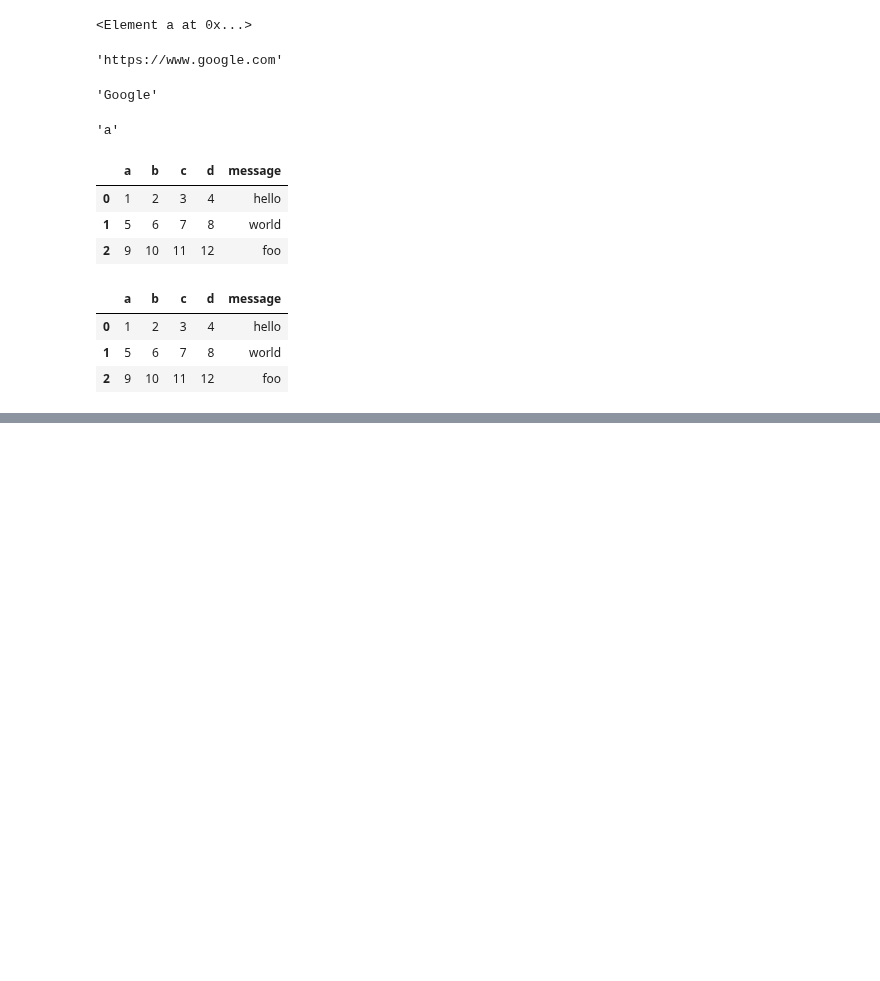
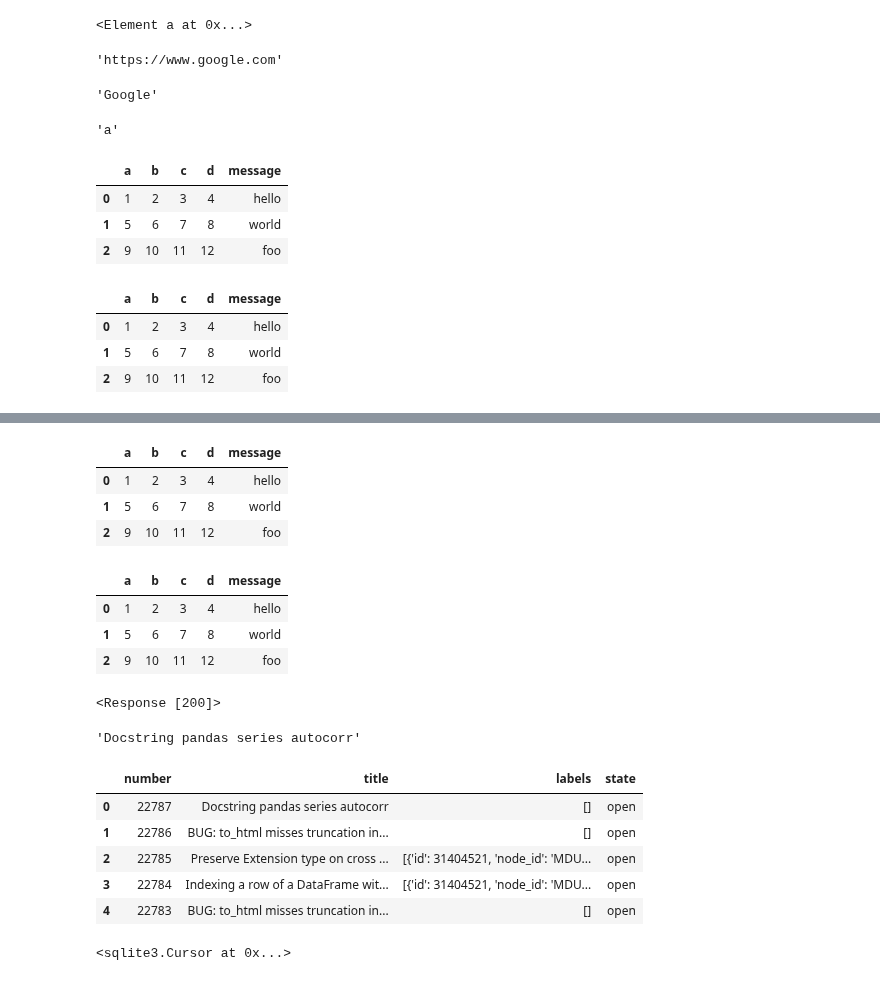
Before and after one commit to rumourcy/DA, a Jupyter notebook: pydata/chapter06.ipynb, the cells around one changed output, grey strips where cells are left out. Drawn from its saved outputs; the diff is of its cells as text; code cells hidden in the pictures; blank space fills up the shorter version.

```diff
--- a/pydata/chapter06.ipynb
+++ b/pydata/chapter06.ipynb
@@ -611,0 +653,7 @@ store = pd.HDFStore('mydata.h5')
+# %%
+pd.read_excel(xlsx, 'Sheet1')
+# %% [output]
+|  | a | b | c | d | message |
+| 0 | 1 | 2 | 3 | 4 | hello |
+| 1 | 5 | 6 | 7 | 8 | world |
+| 2 | 9 | 10 | 11 | 12 | foo |
@@ -611,0 +662,7 @@ store = pd.HDFStore('mydata.h5')
+# %%
+frame
+# %% [output]
+|  | a | b | c | d | message |
+| 0 | 1 | 2 | 3 | 4 | hello |
+| 1 | 5 | 6 | 7 | 8 | world |
+| 2 | 9 | 10 | 11 | 12 | foo |
@@ -611,0 +677,24 @@ store = pd.HDFStore('mydata.h5')
+# %%
+url = 'https://api.github.com/repos/pandas-dev/pandas/issues'
+# %%
+resp = requests.get(url)
+resp
+# %% [output]
+<Response [200]>
+# %%
+data = resp.json()
+# %%
+data[0]['title']
+# %% [output]
+'Docstring pandas series autocorr'
+# %%
+issues = pd.DataFrame(data, columns=['number', 'title', 'labels', 'state'])
+# %%
+issues.head()
+# %% [output]
+|  | number | title | labels | state |
+| 0 | 22787 | Docstring pandas series autocorr | [] | open |
+| 1 | 22786 | BUG: to_html misses truncation in... | [] | open |
+| 2 | 22785 | Preserve Extension type on cross ... | [{'id': 31404521, 'node_id': 'MDU... | open |
+| 3 | 22784 | Indexing a row of a DataFrame wit... | [{'id': 31404521, 'node_id': 'MDU... | open |
+| 4 | 22783 | BUG: to_html misses truncation in... | [] | open |
@@ -611,0 +711,4 @@ store = pd.HDFStore('mydata.h5')
+# %%
+con.execute(query)
+# %% [output]
+<sqlite3.Cursor at 0x...>
```
Also changed, not shown: parts of 31 cells of this notebook, 4 other files.
